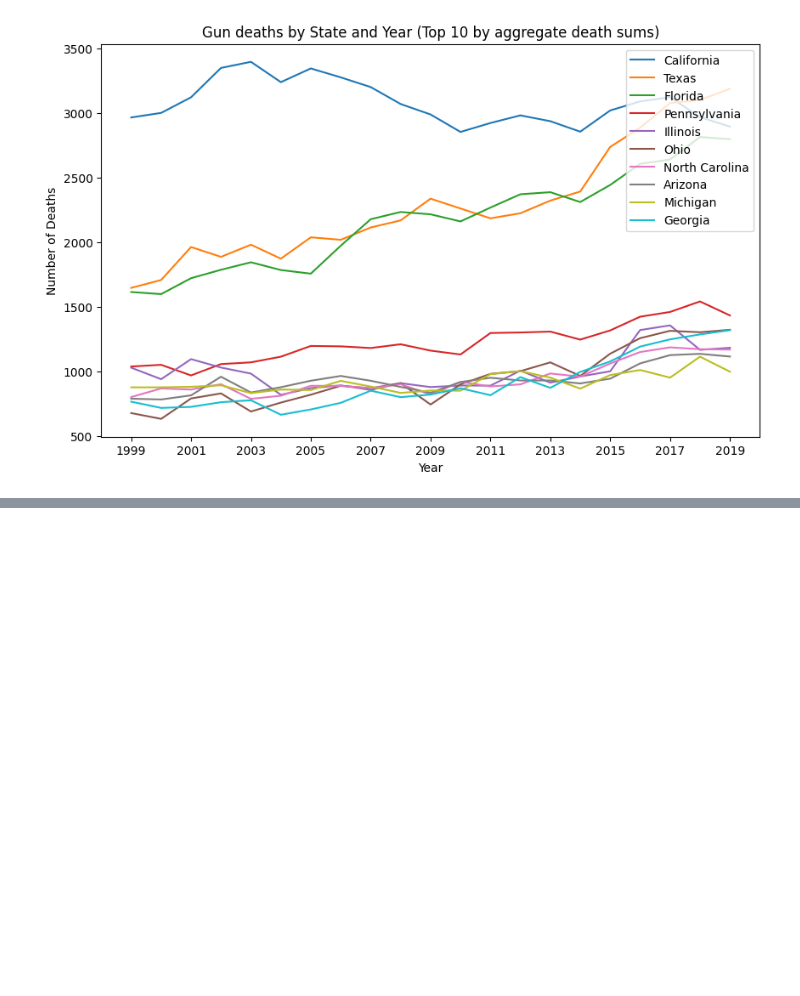
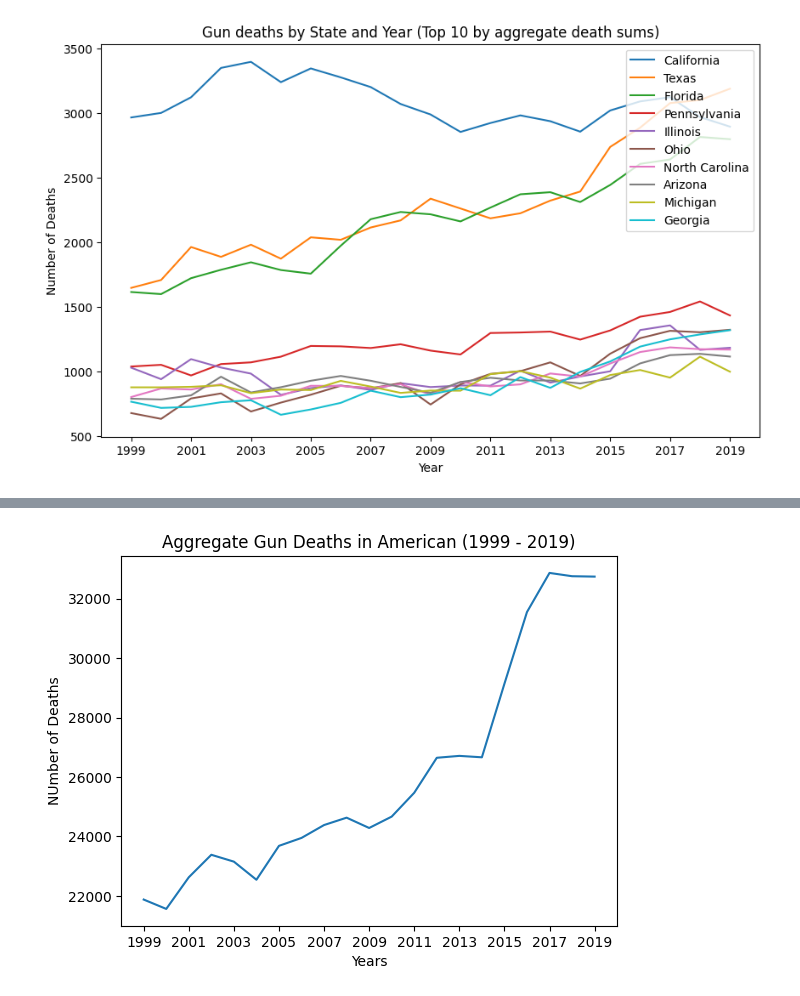
Before and after one commit to JhaoZ/Gun-Deaths-Analysis, a Jupyter notebook: analysis.ipynb, the cells around one changed output, grey strips where cells are left out. Cells and saved outputs as stored; diff of their text form; code cells hidden in the pictures; blank space fills up the shorter version.

```diff
--- a/analysis.ipynb
+++ b/analysis.ipynb
@@ -72,0 +94,12 @@ plt.show()
+# %%
+# Aggregate deaths by year
+
+df_aggregate_deaths_by_year = df.groupby("Year").agg("sum").reset_index()
+plt.plot(df_aggregate_deaths_by_year['Year'], df_aggregate_deaths_by_year['Deaths'])
+plt.xticks(np.arange(df_aggregate_deaths_by_year['Year'].min(), df_aggregate_deaths_by_year['Year'].max() + 1, 2))
+plt.title("Aggregate Gun Deaths in American (1999 - 2019)")
+plt.xlabel("Years")
+plt.ylabel("NUmber of Deaths")
+plt.show()
+# %% [output]
+[figure, added]
```
Also changed, not shown: parts of 6 cells of this notebook.
